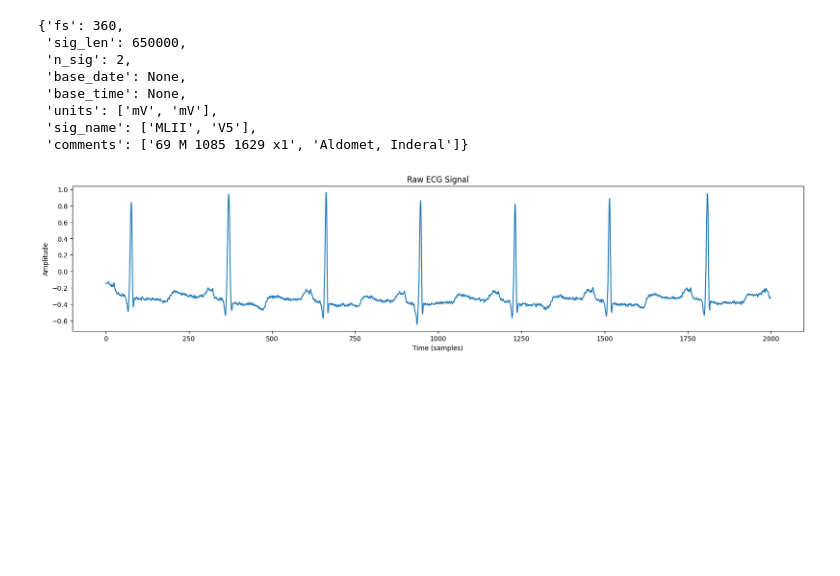
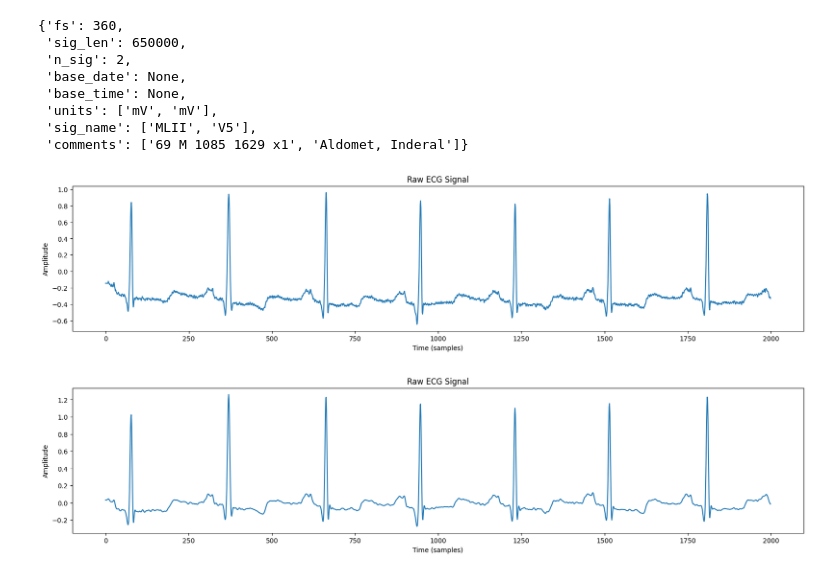
Before and after one commit to Cobrachainsaw/Arrhythmia_real_time_system, a Jupyter notebook: preprocess.ipynb, the cells around one changed output. Cells and saved outputs as stored; diff of their text form; code cells hidden in the pictures; blank space fills up the shorter version.

```diff
--- a/preprocess.ipynb
+++ b/preprocess.ipynb
@@ -36,8 +40,17 @@ plt.show()
 fs = 360
 lowcut = 0.5
 highcut = 45
-nyquist = 0.5 * fs  # Nyquist frequency
+nyquist = 0.5 * fs
 low = lowcut / nyquist
 high = highcut / nyquist
-b, a = butter(order=4, [low, high], btype='band')
-y = filtfilt(b, a, data)
+b, a = butter(4, [low, high], btype='band')
+filtered_signal = filtfilt(b, a, signal[:, 0])
+# %%
+plt.figure(figsize=(20, 4))
+plt.plot(filtered_signal[:2000])
+plt.title('Raw ECG Signal')
+plt.xlabel('Time (samples)')
+plt.ylabel('Amplitude')
+plt.show()
+# %% [output]
+[figure, added]
```
Also changed, not shown: parts of 6 cells of this notebook.
